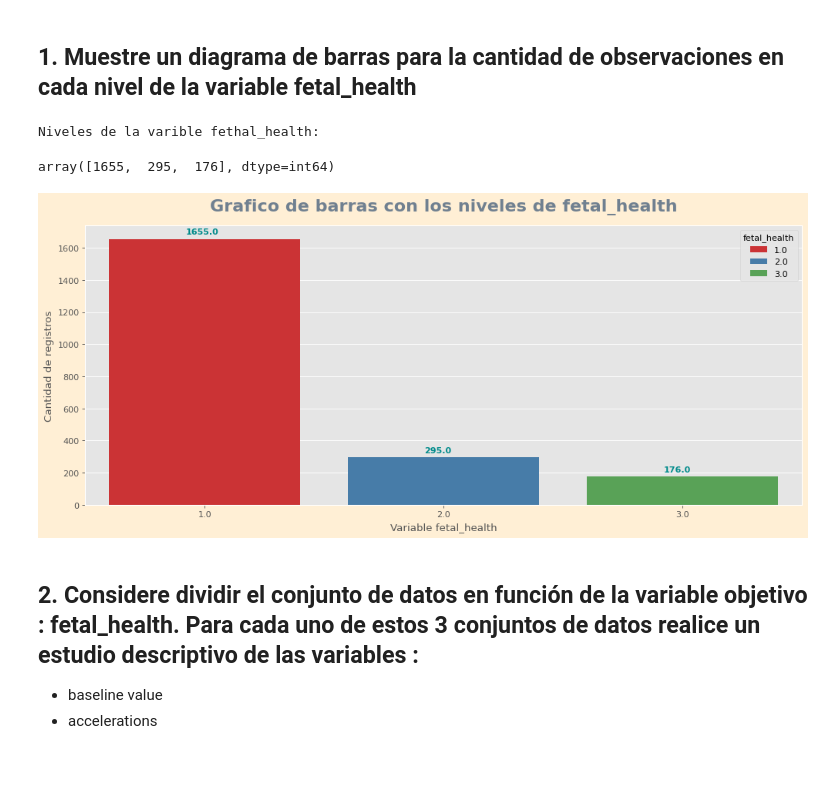
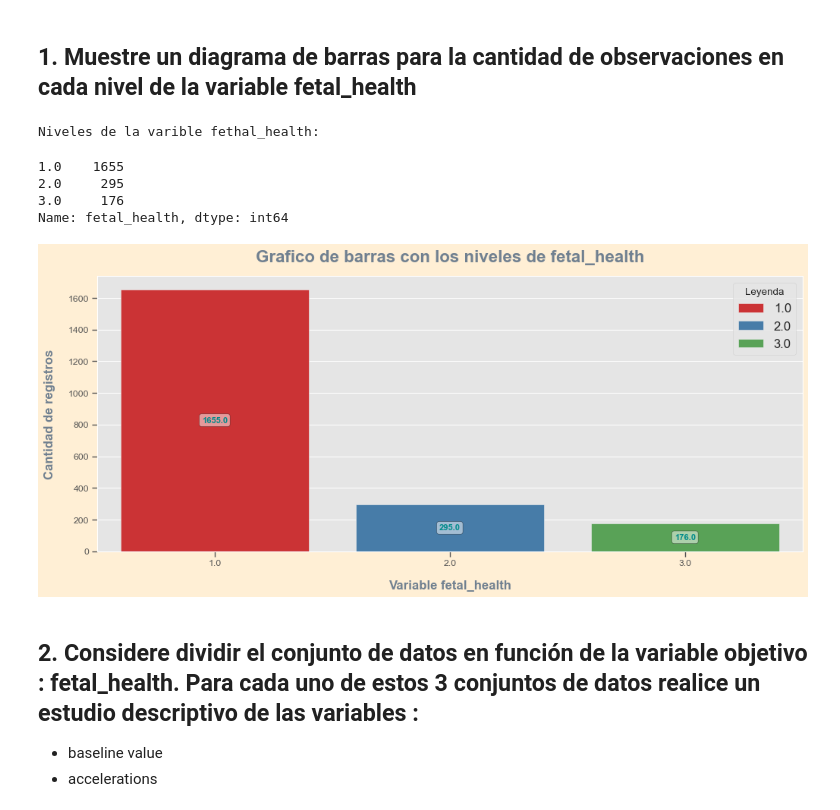
Before and after one commit to joelbarranteswins/Specialization_Final_Exam, a Jupyter notebook: pregunta 4.ipynb, the cells around one changed output. Cells and saved outputs as stored; diff of their text form; code cells hidden in the pictures; blank space fills up the shorter version.

```diff
--- a/pregunta 4.ipynb
+++ b/pregunta 4.ipynb
@@ -30,27 +46,39 @@ data.sample(3)
 ## 1. Muestre un diagrama de barras para la cantidad de observaciones en cada nivel de la variable fetal_health
 # %%
 print("Niveles de la varible fethal_health:")
-data['fetal_health'].value_counts().values
+data['fetal_health'].value_counts()
 # %% [output]
 Niveles de la varible fethal_health:
-array([1655,  295,  176], dtype=int64)
+1.0    1655
+2.0     295
+3.0     176
+Name: fetal_health, dtype: int64
 # %%
+from turtle import title
+
+
 fetal_health_counts = data['fetal_health'].value_counts().values[1]
 
 fig = plt.figure(figsize=(15,6), facecolor = 'papayawhip', edgecolor = '#FDEDEC', dpi=80)
 plt.style.use('ggplot')
 ax = sns.countplot(x='fetal_health', data=data, palette='Set1', hue='fetal_health', dodge=False)
 plt.title('Grafico de barras con los niveles de fetal_health', fontsize=20, color="slategrey",
 fontweight="bold", y=1.05, x=0.5, horizontalalignment="center", verticalalignment="center")
-plt.xlabel('Variable fetal_health')
-plt.ylabel('Cantidad de registros')
+plt.xlabel('Variable fetal_health', fontsize=15, color="slategrey", fontweight="bold", labelpad=15)
+plt.ylabel('Cantidad de registros', fontsize=15, color="slategrey", fontweight="bold", labelpad=15)
 plt.xticks(rotation=0)
 for p in ax.patches:
-   ax.annotate('{:.1f}'.format(p.get_height()), (p.get_x()+0.32, p.get_height()+30),
-   rotation=0, color='darkcyan', fontweight='bold')
+   ax.annotate(
+      text='{:.1f}'.format(p.get_height()),
+      xy=(p.get_x() + p.get_width() / 2, p.get_height() / 2),
+      ha='center', va='center',
+      rotation=0, color='darkcyan',
+      fontweight='bold',
+      bbox=dict(boxstyle="round", facecolor='white', edgecolor='black', alpha=0.5))
+plt.legend(loc='upper right', fontsize=15, frameon=True, title= 'Leyenda')
 plt.show()
 # %% [output]
-[figure, old version]
+[figure, new version]
 # %% [markdown]
 ## 2. Considere dividir el conjunto de datos en función de la variable objetivo : fetal_health. Para cada uno de estos 3 conjuntos de datos realice un estudio descriptivo de las variables :
 
```
Also changed, not shown: parts of 4 cells of this notebook, 4 other files.
